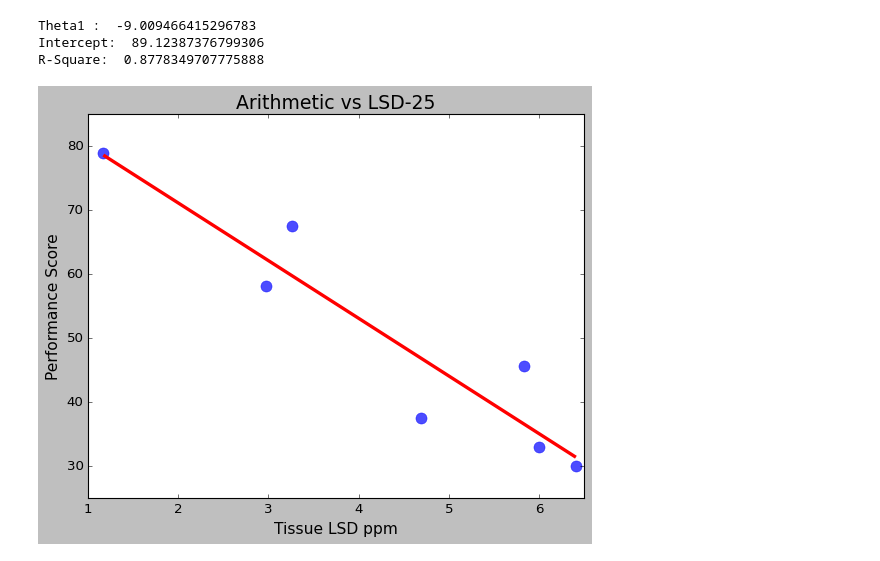
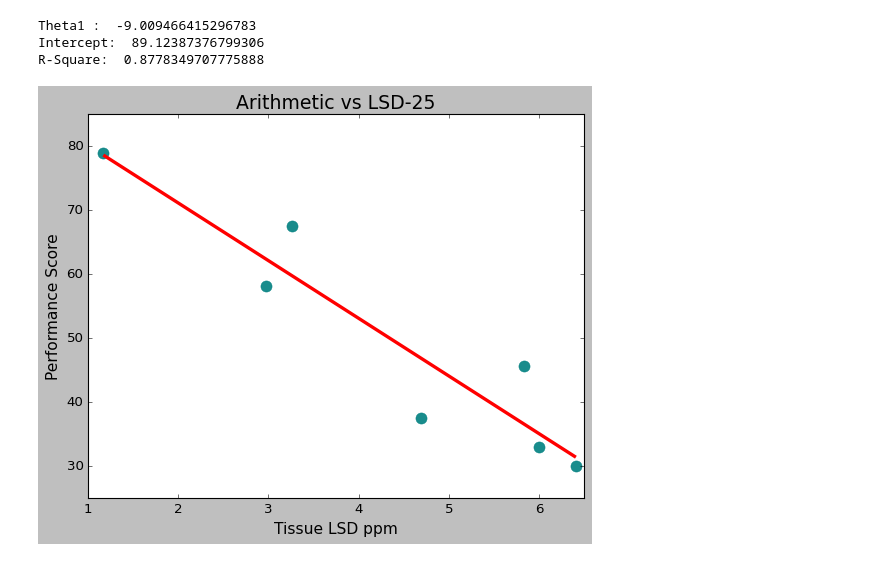
Before and after one commit to nazifishrak/Data-Science, a Jupyter notebook: Linear Regression/DataFrame Syntax Notes.ipynb, the cells around one changed output. Cells and saved outputs as stored; diff of their text form; code cells hidden in the pictures.

```diff
--- a/Linear Regression/DataFrame Syntax Notes.ipynb
+++ b/Linear Regression/DataFrame Syntax Notes.ipynb
@@ -221,18 +234,18 @@ R-Square:  0.8778349707775888
 # %%
 %matplotlib inline
 
 # Challenge: add title 'Arithmetic vs LSD-25'
 # Add label on X Axis 'Tissue LSD ppm'
 # Add label on Y Axis 'Performance Score'
 plt.title('Arithmetic vs LSD-25', fontsize=17)
 plt.xlabel('Tissue LSD ppm', fontsize=14)
 plt.ylabel('Performance Score', fontsize=14)
 plt.ylim(25, 85)
 plt.xlim(1, 6.5)
 plt.style.use('fivethirtyeight')
 
-plt.scatter(LSD, score, color='blue', s=100, alpha=0.7)
+plt.scatter(LSD, score, color='teal', s=100, alpha=0.9)
 plt.plot(LSD, predicted_score, color='red', linewidth=3)
 plt.show()
 # %% [output]
-[figure, old version]
+[figure, new version]
```
Also changed, not shown: parts of 6 cells of this notebook, 2 other files.
